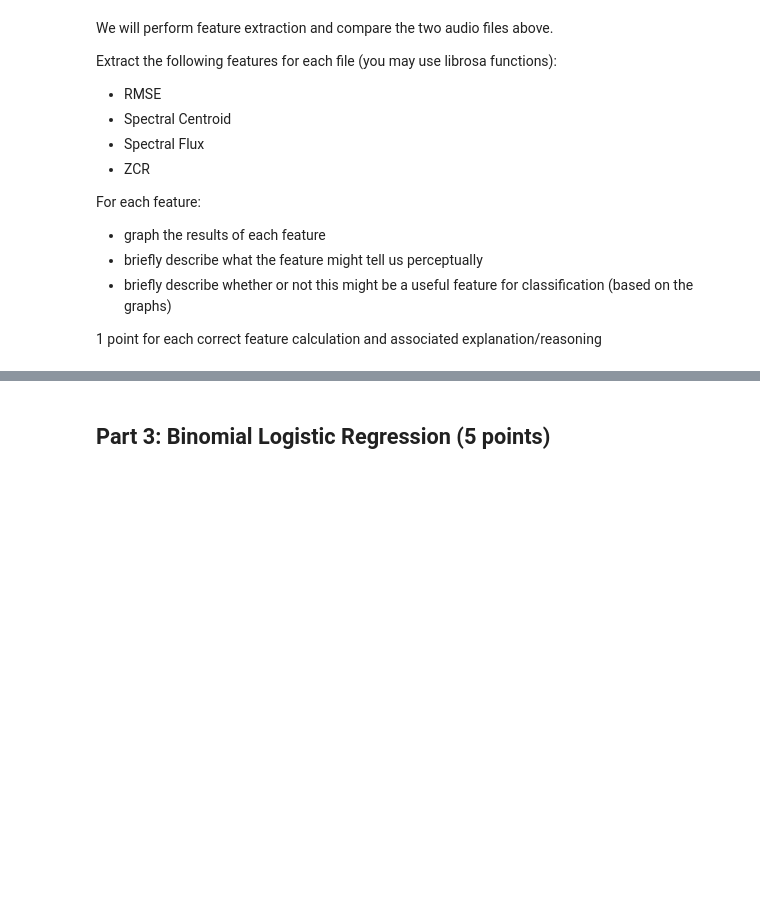
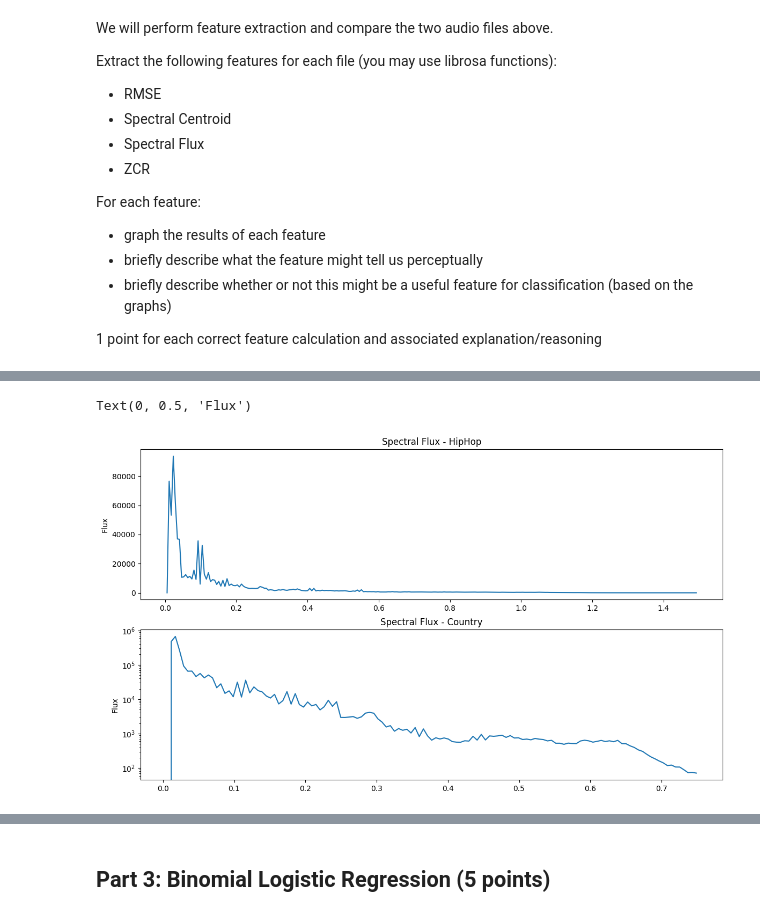
Before and after one commit to MrSesameSeed/AudioTechII, a Jupyter notebook: HW/HW3.ipynb, the cells around one changed output, grey strips where cells are left out. Cells and saved outputs as stored; diff of their text form; code cells hidden in the pictures; blank space fills up the shorter version.

```diff
--- a/HW/HW3.ipynb
+++ b/HW/HW3.ipynb
@@ -139,7 +223,52 @@ Your centroid explanation here!
 # %%
-# spectral flux for hiphop
+countrySTFT = my_stft(country, 159, country_fs)
+hiphopSTFT = my_stft(hiphop, 259, hiphop_fs)
 
-# spectral flux for country
+frame_length = 512
+hop_length = 128
 
-# plotting
+
+magnitude = np.abs(hiphopSTFT)
+
+# Frame-to-frame difference
+diff = np.diff(magnitude, axis=1)
+
+# Square and sum across frequency bins
+hiphop_flux = np.sum(diff**2, axis=0)
+
+# Pad so output matches frame count
+hiphop_flux = np.concatenate(([0], hiphop_flux))
+
+frames = range(1,len(hiphop_flux)+1) #vector of frames as iterable
+hiphop_t = frames_to_time(frames, sr=hiphop_fs, hop_length=hop_length)
+
+
+
+
+magnitude = np.abs(countrySTFT)
+
+# Frame-to-frame difference
+diff = np.diff(magnitude, axis=1)
+
+# Square and sum across frequency bins
+country_flux = np.sum(diff**2, axis=0)
+
+# Pad so output matches frame count
+country_flux = np.concatenate(([0], country_flux))
+
+frames = range(1,len(country_flux)+1) #vector of frames as iterable
+country_t = frames_to_time(frames, sr=country_fs, hop_length=hop_length)
+
+plt.figure(figsize = (14,8))
+plt.subplot(2,1,1)
+plt.plot(hiphop_t, hiphop_flux)
+plt.title('Spectral Flux - HipHop')
+plt.ylabel('Flux')
+plt.subplot(2,1,2)
+plt.semilogy(country_t, country_flux)
+plt.title('Spectral Flux - Country')
+plt.ylabel('Flux')
+# %% [output]
+Text(0, 0.5, 'Flux')
+[figure, added]
 # %% [markdown]
```
Also changed, not shown: parts of 15 cells of this notebook.
